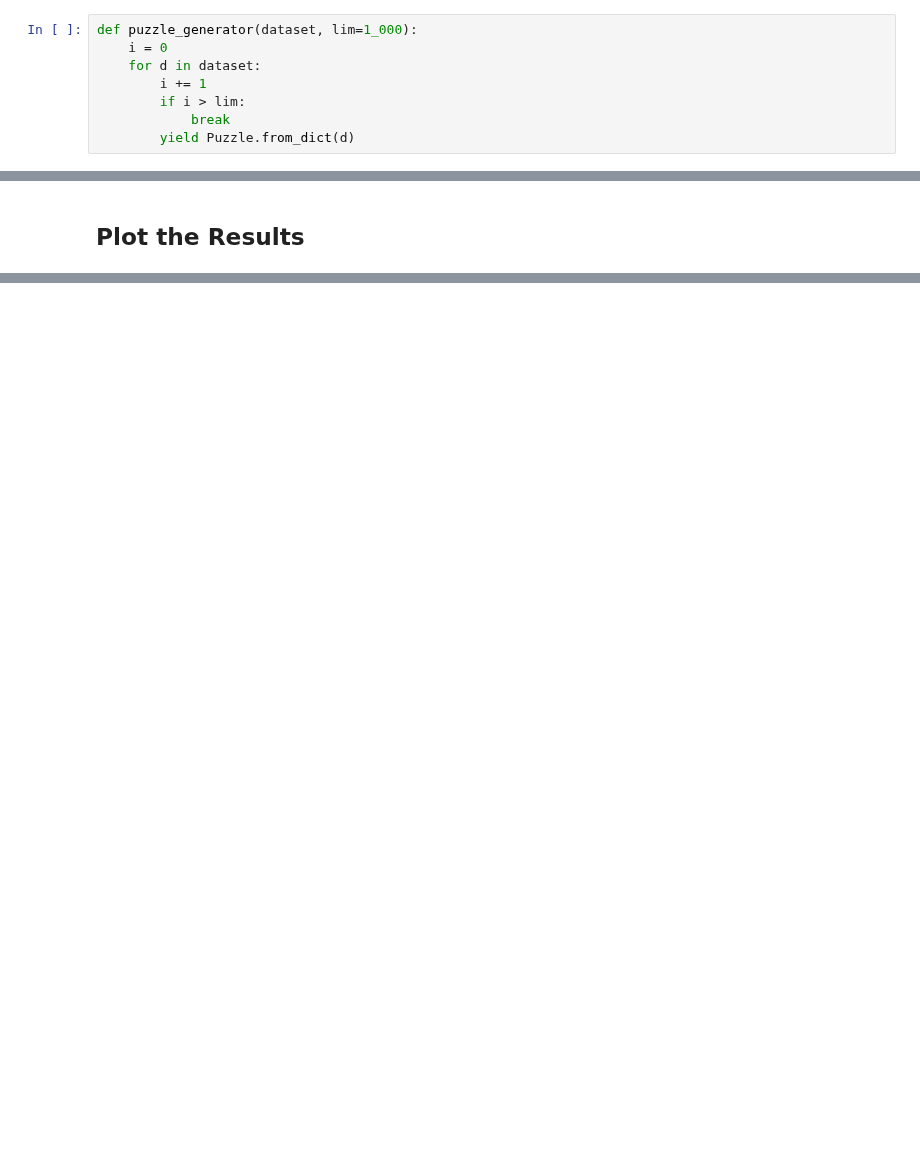
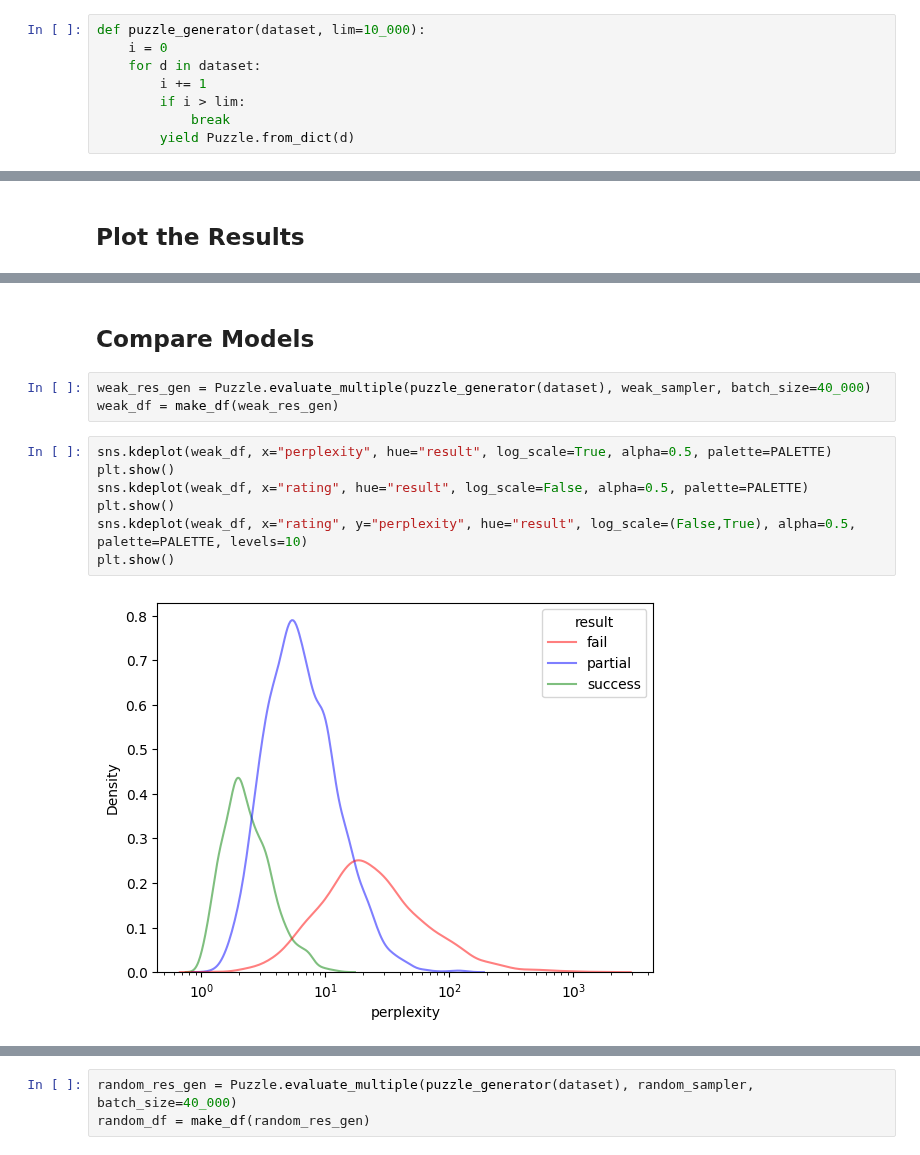
Before and after one commit to Xmaster6y/lczerolens, a Jupyter notebook: docs/source/notebooks/features/evaluate_models_on_puzzles.ipynb, the cells around one changed output, grey strips where cells are left out. Cells and saved outputs as stored; diff of their text form; blank space fills up the shorter version.

```diff
--- a/docs/source/notebooks/features/evaluate_models_on_puzzles.ipynb
+++ b/docs/source/notebooks/features/evaluate_models_on_puzzles.ipynb
@@ -97,5 +145,5 @@ f"Strong: {s_res}, Weak: {w_res}, Random: {r_res}"
 # %%
-def puzzle_generator(dataset, lim=1_000):
+def puzzle_generator(dataset, lim=10_000):
     i = 0
     for d in dataset:
         i += 1
@@ -177,0 +222,14 @@ plot_attribute("popularity", success_puzzles, fail_puzzles)
+# %% [markdown]
+## Compare Models
+# %%
+weak_res_gen = Puzzle.evaluate_multiple(puzzle_generator(dataset), weak_sampler, batch_size=40_000)
+weak_df = make_df(weak_res_gen)
+# %%
+sns.kdeplot(weak_df, x="perplexity", hue="result", log_scale=True, alpha=0.5, palette=PALETTE)
+plt.show()
+sns.kdeplot(weak_df, x="rating", hue="result", log_scale=False, alpha=0.5, palette=PALETTE)
+plt.show()
+sns.kdeplot(weak_df, x="rating", y="perplexity", hue="result", log_scale=(False,True), alpha=0.5, palette=PALETTE, levels=10)
+plt.show()
+# %% [output]
+[figure, added]
@@ -177,0 +238,3 @@ plot_attribute("popularity", success_puzzles, fail_puzzles)
+# %%
+random_res_gen = Puzzle.evaluate_multiple(puzzle_generator(dataset), random_sampler, batch_size=40_000)
+random_df = make_df(random_res_gen)
```
Also changed, not shown: parts of 26 cells of this notebook.
